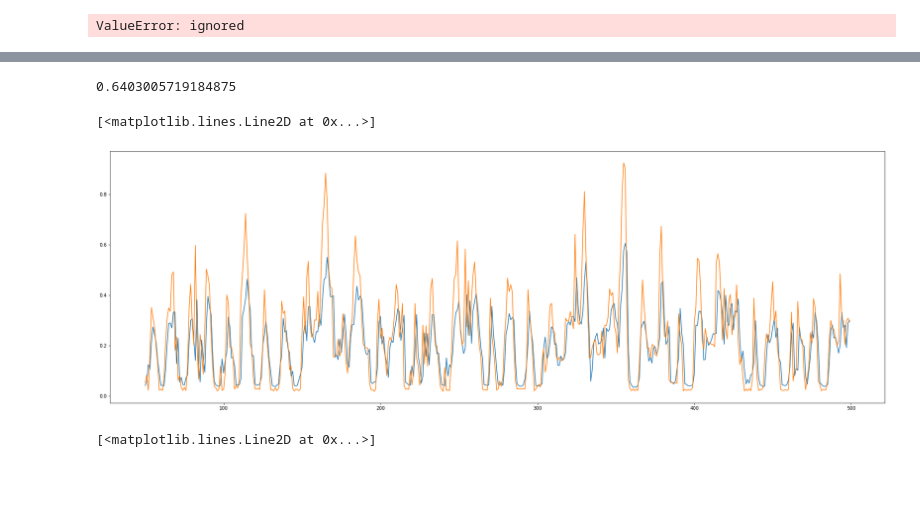
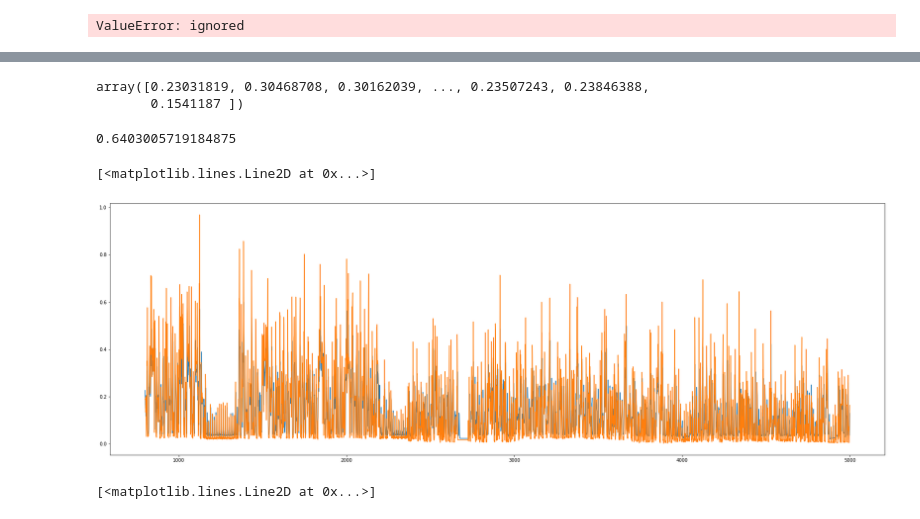
Before and after one commit to chandank21/Electrical-Household-Load-Forecasting, a Jupyter notebook: Load_Forecasting_using_RNN.ipynb, the cells around one changed output, grey strips where cells are left out. Drawn from its saved outputs; the diff is of its cells as text; code cells hidden in the pictures; blank space fills up the shorter version.

```diff
--- a/Load_Forecasting_using_RNN.ipynb
+++ b/Load_Forecasting_using_RNN.ipynb
@@ -26,7 +26,7 @@ def clean_data(data):
 def scaling_data(data):
   scaler = MinMaxScaler(feature_range=(0, 1))
   scaled = scaler.fit_transform(data)
-  return scaled
+  return scaled,scaler
 
 def series_to_supervised(df_as_np,n_lags,n_out=1):
   X,y = [],[]
@@ -43,7 +43,7 @@ cols=['Global_active_power', 'Global_reactive_power', 'Global_intensity']
 dataset = dataset[cols]
 dataset = clean_data(dataset)
 dataset = dataset.resample('H').mean()
-data_as_np = scaling_data(dataset)
+data_as_np,scaler = scaling_data(dataset)
 n_lags=12
 n_out=1
 input,target = series_to_supervised(data_as_np,n_lags,n_out)
@@ -227 +209,7 @@ array([[[0.44024214, 0.2590185 , 0.41714492],
+# %%
+shape = (test_predictions.shape[0],1)
+np.concatenate((test_predictions.reshape(-1,1),np.ones(shape),np.ones(shape)),axis=1)[:,0]
+# %% [output]
+array([0.23031819, 0.30468708, 0.30162039, ..., 0.23507243, 0.23846388,
+       0.1541187 ])
 # %%
@@ -231,11 +219,11 @@ np.mean(abs(test_results.test_predictions-test_results.test_target)/test_results
 # %%
 import matplotlib.pyplot as plt
 plt.figure(figsize=(30,10))
-plt.plot(train_results['train_predicted'][50:500])
-plt.plot(train_results['train_target'][50:500])
+plt.plot(train_results['train_predicted'][800:5000])
+plt.plot(train_results['train_target'][800:5000])
 # %% [output]
 [<matplotlib.lines.Line2D at 0x...>]
-[figure, old version]
+[figure, new version]
 # %%
 import matplotlib.pyplot as plt
 plt.figure(figsize=(30,10))
```
Also changed, not shown: parts of 4 cells of this notebook.
